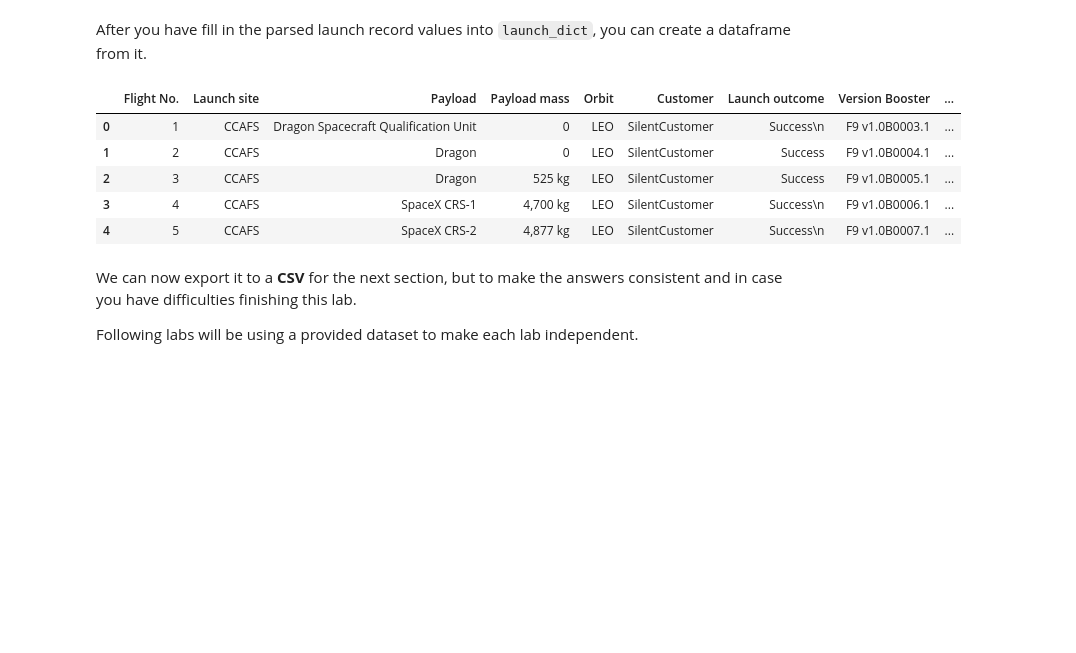
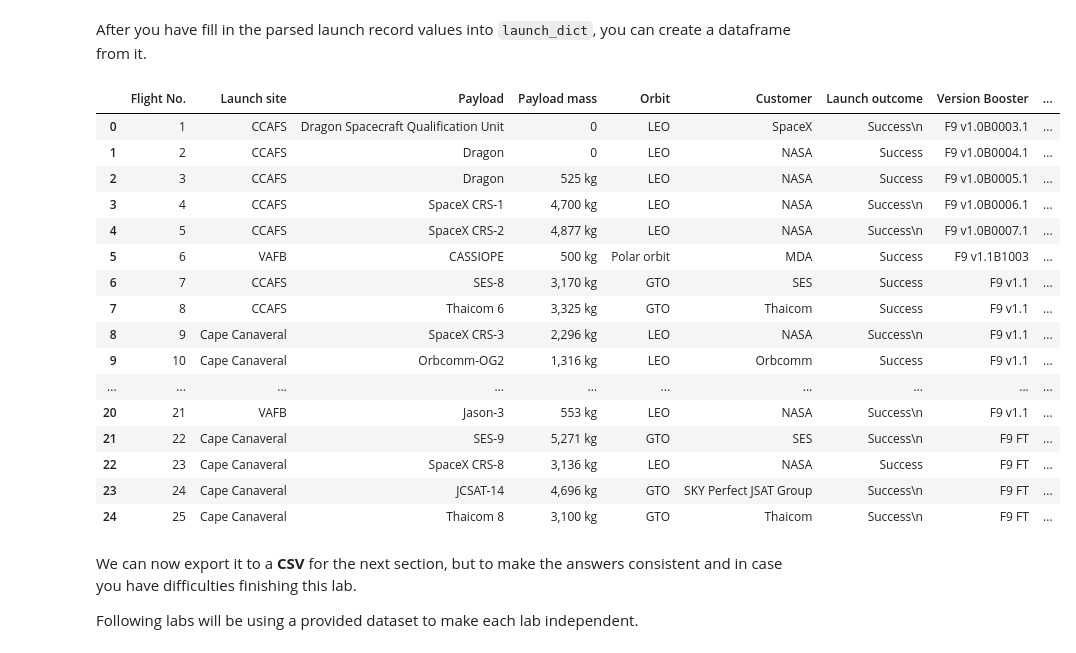
Before and after one commit to myredex/space_company, a Jupyter notebook: jupyter-labs-webscraping.ipynb, the cells around one changed output. Drawn from its saved outputs; the diff is of its cells as text; code cells hidden in the pictures; blank space fills up the shorter version.

```diff
--- a/jupyter-labs-webscraping.ipynb
+++ b/jupyter-labs-webscraping.ipynb
@@ -276,7 +276,7 @@ for table_number,table in enumerate(soup.find_all('table',"wikitable plainrowhea
             # Flight Number value
             # TODO: Append the flight_number into launch_dict with key `Flight No.`
             launch_dict['Flight No.'].append(flight_number)
-            #print(flight_number)
+            print(flight_number)
             datatimelist=date_time(row[0])
 
             # Date value
@@ -325,12 +325,12 @@ for table_number,table in enumerate(soup.find_all('table',"wikitable plainrowhea
 
             # Customer
             # TODO: Append the customer into launch_dict with key `Customer`
-            if name is not None:
+            if row[6].a is not None:
                 customer = row[6].a.string
             else:
-                customer = 'SilentCustomer'
+                customer = 'Unknown'
             launch_dict['Customer'].append(customer)
-            #print(customer)
+            print(customer)
 
             # Launch outcome
             # TODO: Append the launch_outcome into launch_dict with key `Launch outcome`
@@ -348,14 +366,25 @@ After you have fill in the parsed launch record values into `launch_dict`, you c
 # %%
 df = pd.DataFrame(launch_dict)
 # %%
-df.head()
+df.head(25)
 # %% [output]
 |  | Flight No. | Launch site | Payload | Payload mass | Orbit | Customer | Launch outcome | Version Booster | ... |
-| 0 | 1 | CCAFS | Dragon Spacecraft Qualification Unit | 0 | LEO | SilentCustomer | Success\n | F9 v1.0B0003.1 | ... |
-| 1 | 2 | CCAFS | Dragon | 0 | LEO | SilentCustomer | Success | F9 v1.0B0004.1 | ... |
-| 2 | 3 | CCAFS | Dragon | 525 kg | LEO | SilentCustomer | Success | F9 v1.0B0005.1 | ... |
-| 3 | 4 | CCAFS | SpaceX CRS-1 | 4,700 kg | LEO | SilentCustomer | Success\n | F9 v1.0B0006.1 | ... |
-| 4 | 5 | CCAFS | SpaceX CRS-2 | 4,877 kg | LEO | SilentCustomer | Success\n | F9 v1.0B0007.1 | ... |
+| 0 | 1 | CCAFS | Dragon Spacecraft Qualification Unit | 0 | LEO | SpaceX | Success\n | F9 v1.0B0003.1 | ... |
+| 1 | 2 | CCAFS | Dragon | 0 | LEO | NASA | Success | F9 v1.0B0004.1 | ... |
+| 2 | 3 | CCAFS | Dragon | 525 kg | LEO | NASA | Success | F9 v1.0B0005.1 | ... |
+| 3 | 4 | CCAFS | SpaceX CRS-1 | 4,700 kg | LEO | NASA | Success\n | F9 v1.0B0006.1 | ... |
+| 4 | 5 | CCAFS | SpaceX CRS-2 | 4,877 kg | LEO | NASA | Success\n | F9 v1.0B0007.1 | ... |
+| 5 | 6 | VAFB | CASSIOPE | 500 kg | Polar orbit | MDA | Success | F9 v1.1B1003 | ... |
+| 6 | 7 | CCAFS | SES-8 | 3,170 kg | GTO | SES | Success | F9 v1.1 | ... |
+| 7 | 8 | CCAFS | Thaicom 6 | 3,325 kg | GTO | Thaicom | Success | F9 v1.1 | ... |
+| 8 | 9 | Cape Canaveral | SpaceX CRS-3 | 2,296 kg | LEO | NASA | Success\n | F9 v1.1 | ... |
+| 9 | 10 | Cape Canaveral | Orbcomm-OG2 | 1,316 kg | LEO | Orbcomm | Success | F9 v1.1 | ... |
+| ... | ... | ... | ... | ... | ... | ... | ... | ... | ... |
+| 20 | 21 | VAFB | Jason-3 | 553 kg | LEO | NASA | Success\n | F9 v1.1 | ... |
+| 21 | 22 | Cape Canaveral | SES-9 | 5,271 kg | GTO | SES | Success\n | F9 FT | ... |
+| 22 | 23 | Cape Canaveral | SpaceX CRS-8 | 3,136 kg | LEO | NASA | Success | F9 FT | ... |
+| 23 | 24 | Cape Canaveral | JCSAT-14 | 4,696 kg | GTO | SKY Perfect JSAT Group | Success\n | F9 FT | ... |
+| 24 | 25 | Cape Canaveral | Thaicom 8 | 3,100 kg | GTO | Thaicom | Success\n | F9 FT | ... |
 # %% [markdown]
 We can now export it to a <b>CSV</b> for the next section, but to make the answers consistent and in case you have difficulties finishing this lab.
 
```
Also changed, not shown: parts of 2 cells of this notebook, 1 other file.
